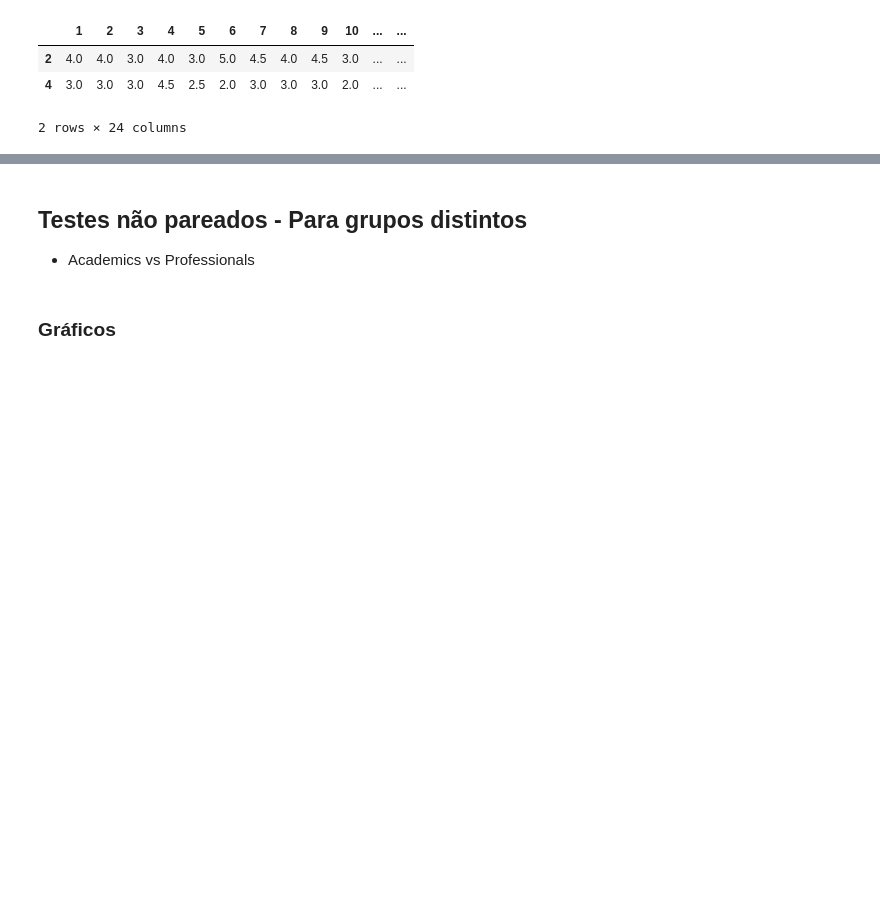
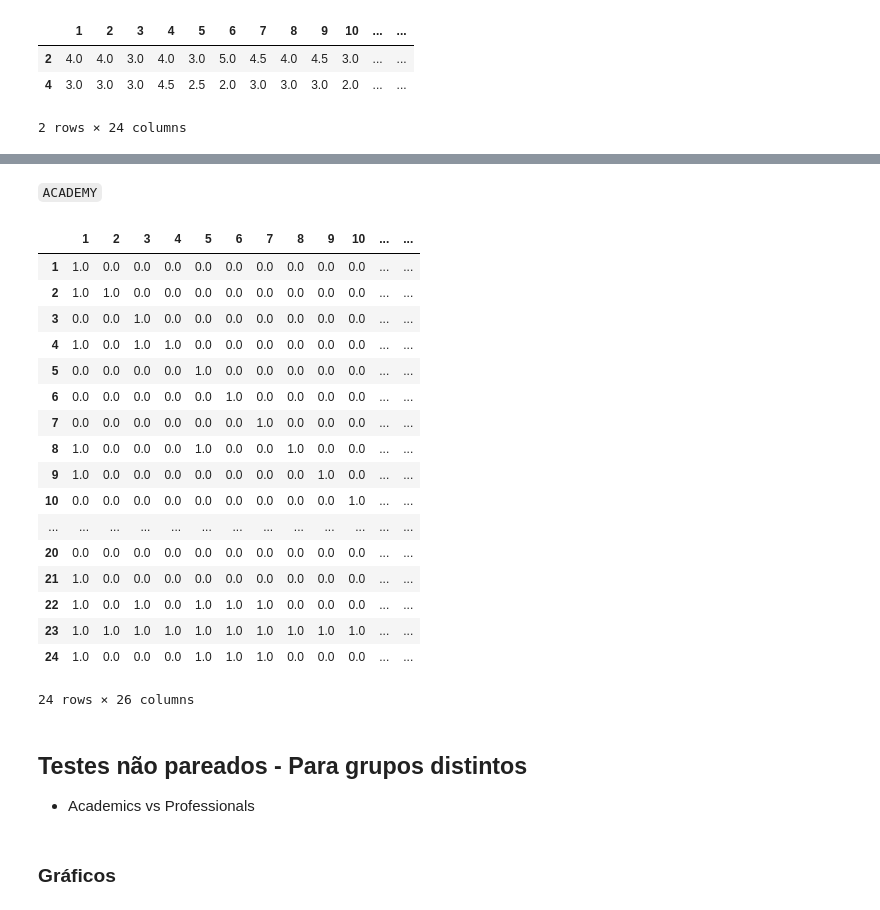
Before and after one commit to ednaelxd/e-waste, a Jupyter notebook: notebooks/05_gestores_vs_pesquisadores.ipynb, the cells around one changed output, grey strips where cells are left out. Saved outputs shown, nothing was run; the diff lists cells and outputs as text; code cells hidden in the pictures; blank space fills up the shorter version.

```diff
--- a/notebooks/05_gestores_vs_pesquisadores.ipynb
+++ b/notebooks/05_gestores_vs_pesquisadores.ipynb
@@ -300,3 +303,7 @@ workers_wilcox
+# %%
+workers_wilcox.columns = np.arange(1,25)
+workers_wilcox.index = np.arange(1,25)
+workers_wilcox.loc[1,1]=1.0
 # %%
 plt.figure(figsize=(12,12))
 sns.heatmap(workers_wilcox, cmap='hot', annot=True, fmt=".2f")
@@ -307,0 +331,9 @@ sns.set(font_scale=.7)
+# %%
+#for col in workers_wilcox:
+#    workers_wilcox[col] = np.where(workers_wilcox[col] >= 0.05, 0, workers_wilcox[col])
+
+for col in workers_wilcox:
+    workers_wilcox[col] = np.where(workers_wilcox[col] < 0.05, 1, workers_wilcox[col])
+# %%
+for col in workers_wilcox:
+    workers_wilcox[col] = np.where(workers_wilcox[col] != 1, 0, workers_wilcox[col])
@@ -307,0 +364,34 @@ sns.set(font_scale=.7)
+# %% [markdown]
+`ACADEMY`
+# %%
+#for col in workers_wilcox:
+#    workers_wilcox[col] = np.where(workers_wilcox[col] >= 0.05, 0, workers_wilcox[col])
+
+for col in academy_wilcox:
+    academy_wilcox[col] = np.where(academy_wilcox[col] < 0.05, 1, academy_wilcox[col])
+
+for col in academy_wilcox:
+    academy_wilcox[col] = np.where(academy_wilcox[col] != 1, 0, academy_wilcox[col])
+# %%
+academy_wilcox['win'] = academy_wilcox.sum(axis=1)-1
+academy_wilcox['loss'] = 24-academy_wilcox['win']
+academy_wilcox
+# %% [output]
+|  | 1 | 2 | 3 | 4 | 5 | 6 | 7 | 8 | 9 | 10 | ... | ... |
+| 1 | 1.0 | 0.0 | 0.0 | 0.0 | 0.0 | 0.0 | 0.0 | 0.0 | 0.0 | 0.0 | ... | ... |
+| 2 | 1.0 | 1.0 | 0.0 | 0.0 | 0.0 | 0.0 | 0.0 | 0.0 | 0.0 | 0.0 | ... | ... |
+| 3 | 0.0 | 0.0 | 1.0 | 0.0 | 0.0 | 0.0 | 0.0 | 0.0 | 0.0 | 0.0 | ... | ... |
+| 4 | 1.0 | 0.0 | 1.0 | 1.0 | 0.0 | 0.0 | 0.0 | 0.0 | 0.0 | 0.0 | ... | ... |
+| 5 | 0.0 | 0.0 | 0.0 | 0.0 | 1.0 | 0.0 | 0.0 | 0.0 | 0.0 | 0.0 | ... | ... |
+| 6 | 0.0 | 0.0 | 0.0 | 0.0 | 0.0 | 1.0 | 0.0 | 0.0 | 0.0 | 0.0 | ... | ... |
+| 7 | 0.0 | 0.0 | 0.0 | 0.0 | 0.0 | 0.0 | 1.0 | 0.0 | 0.0 | 0.0 | ... | ... |
+| 8 | 1.0 | 0.0 | 0.0 | 0.0 | 1.0 | 0.0 | 0.0 | 1.0 | 0.0 | 0.0 | ... | ... |
+| 9 | 1.0 | 0.0 | 0.0 | 0.0 | 0.0 | 0.0 | 0.0 | 0.0 | 1.0 | 0.0 | ... | ... |
+| 10 | 0.0 | 0.0 | 0.0 | 0.0 | 0.0 | 0.0 | 0.0 | 0.0 | 0.0 | 1.0 | ... | ... |
+| ... | ... | ... | ... | ... | ... | ... | ... | ... | ... | ... | ... | ... |
+| 20 | 0.0 | 0.0 | 0.0 | 0.0 | 0.0 | 0.0 | 0.0 | 0.0 | 0.0 | 0.0 | ... | ... |
+| 21 | 1.0 | 0.0 | 0.0 | 0.0 | 0.0 | 0.0 | 0.0 | 0.0 | 0.0 | 0.0 | ... | ... |
+| 22 | 1.0 | 0.0 | 1.0 | 0.0 | 1.0 | 1.0 | 1.0 | 0.0 | 0.0 | 0.0 | ... | ... |
+| 23 | 1.0 | 1.0 | 1.0 | 1.0 | 1.0 | 1.0 | 1.0 | 1.0 | 1.0 | 1.0 | ... | ... |
+| 24 | 1.0 | 0.0 | 0.0 | 0.0 | 1.0 | 1.0 | 1.0 | 0.0 | 0.0 | 0.0 | ... | ... |
+24 rows × 26 columns
```
Also changed, not shown: parts of 18 cells of this notebook, 6 other files.
